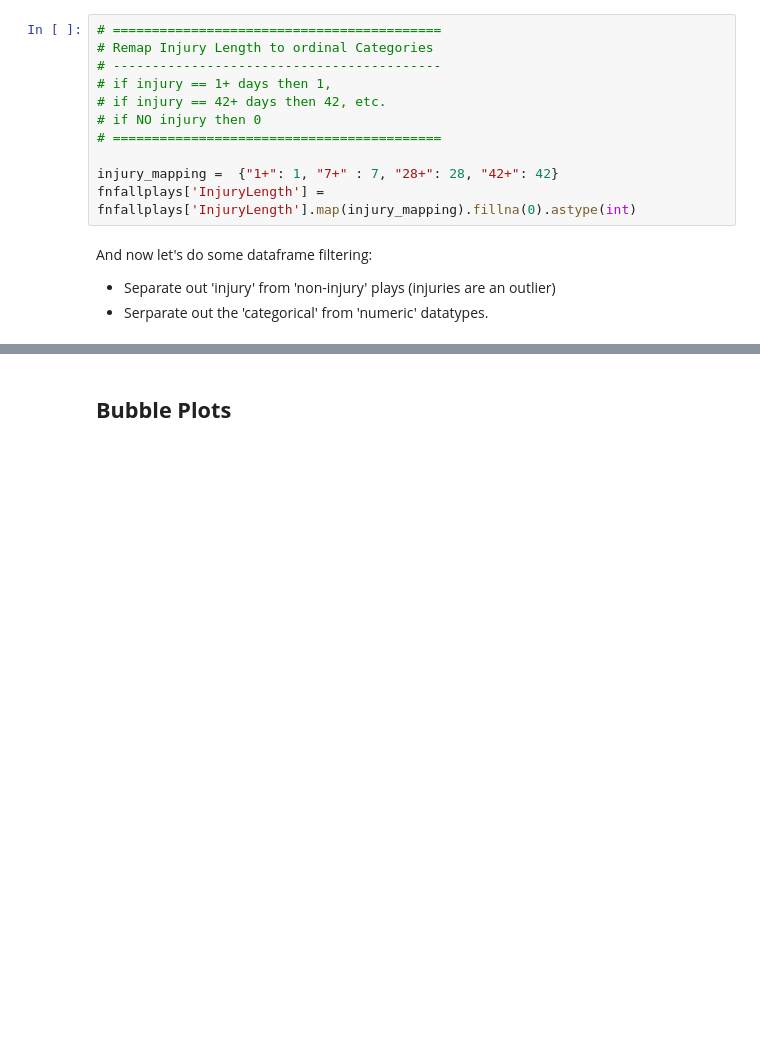
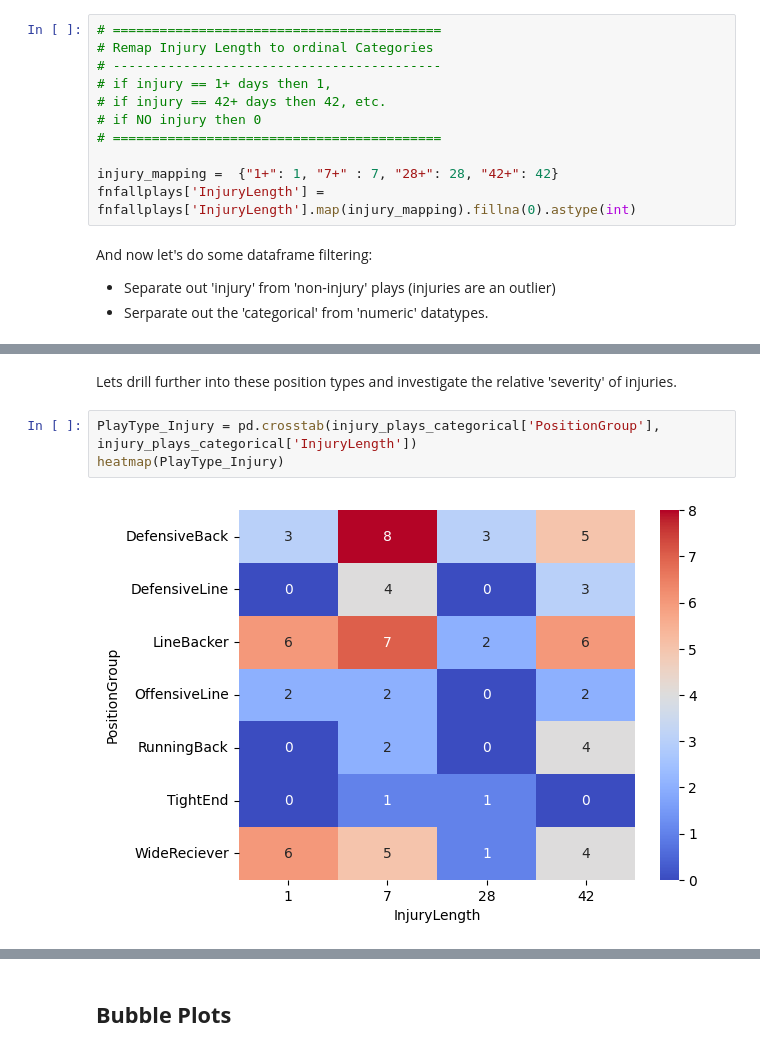
Before and after one commit to LeeMcFarling/AFL_Project, a Jupyter notebook: AFL_Final_Project/Week9.ipynb, the cells around one changed output, grey strips where cells are left out. Cells and saved outputs as stored; diff of their text form; blank space fills up the shorter version.

```diff
--- a/AFL_Final_Project/Week9.ipynb
+++ b/AFL_Final_Project/Week9.ipynb
@@ -248,0 +364,9 @@ df_categorical = fnfallplays[combined_cat_cols]
+# %% [markdown]
+
+
+Lets drill further into these position types and investigate the relative 'severity' of injuries.
+# %%
+PlayType_Injury = pd.crosstab(injury_plays_categorical['PositionGroup'], injury_plays_categorical['InjuryLength'])
+heatmap(PlayType_Injury)
+# %% [output]
+[figure, added]
```
Also changed, not shown: parts of 78 cells of this notebook, 4 other files.
